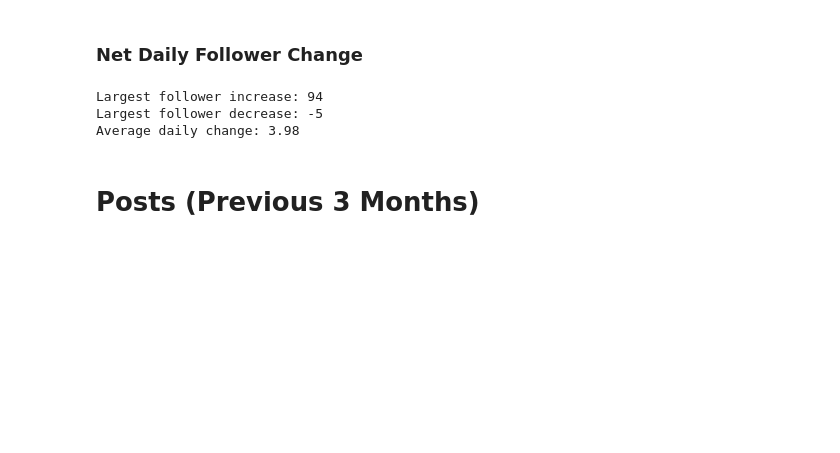
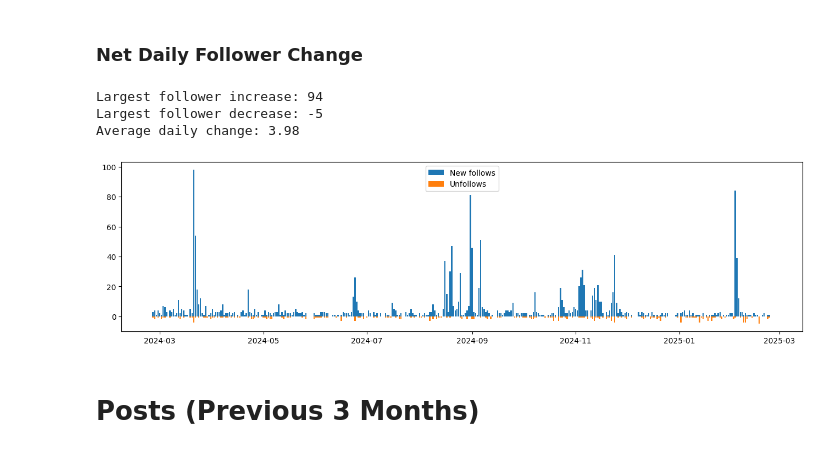
Before and after one commit to bodhichristian/python-basics, a Jupyter notebook: x_data/X Data.ipynb, the cells around one changed output. Cells and saved outputs as stored; diff of their text form; code cells hidden in the pictures; blank space fills up the shorter version.

Commit message:
Add Follows and Unfollows plot

```diff
--- a/x_data/X Data.ipynb
+++ b/x_data/X Data.ipynb
@@ -146,6 +146,22 @@ print(f'Average daily change: {net_follower_change.mean().round(2)}')
 Largest follower increase: 94
 Largest follower decrease: -5
 Average daily change: 3.98
+# %%
+x = overview['Date']
+y_follows = overview['New follows']
+y_unfollows = (0 -overview['Unfollows'])
+
+plt.figure(figsize=(16, 4))
+
+plt.bar(x, y_follows, label='New follows')
+plt.bar(x, y_unfollows, label='Unfollows')
+
+plt.title('Follows and Unfollows')
+plt.xlabel('')
+plt.legend()
+plt.show()
+# %% [output]
+[figure, added]
 # %% [markdown]
 # Posts (Previous 3 Months)
 # %%
```
Also changed, not shown: parts of 1 cell of this notebook.
